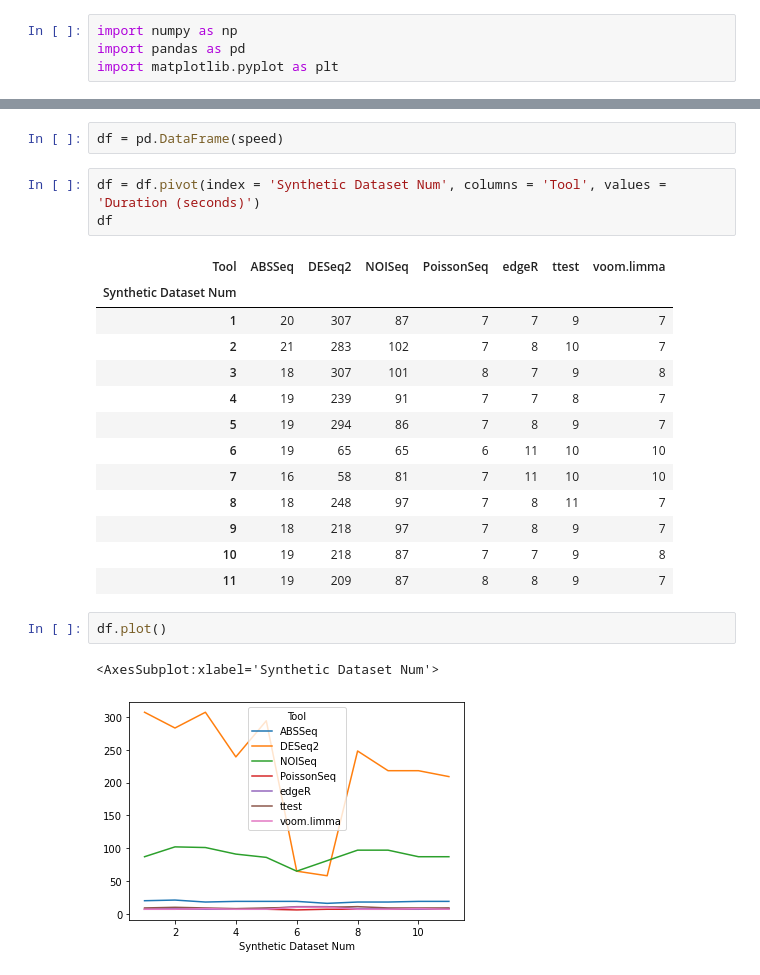
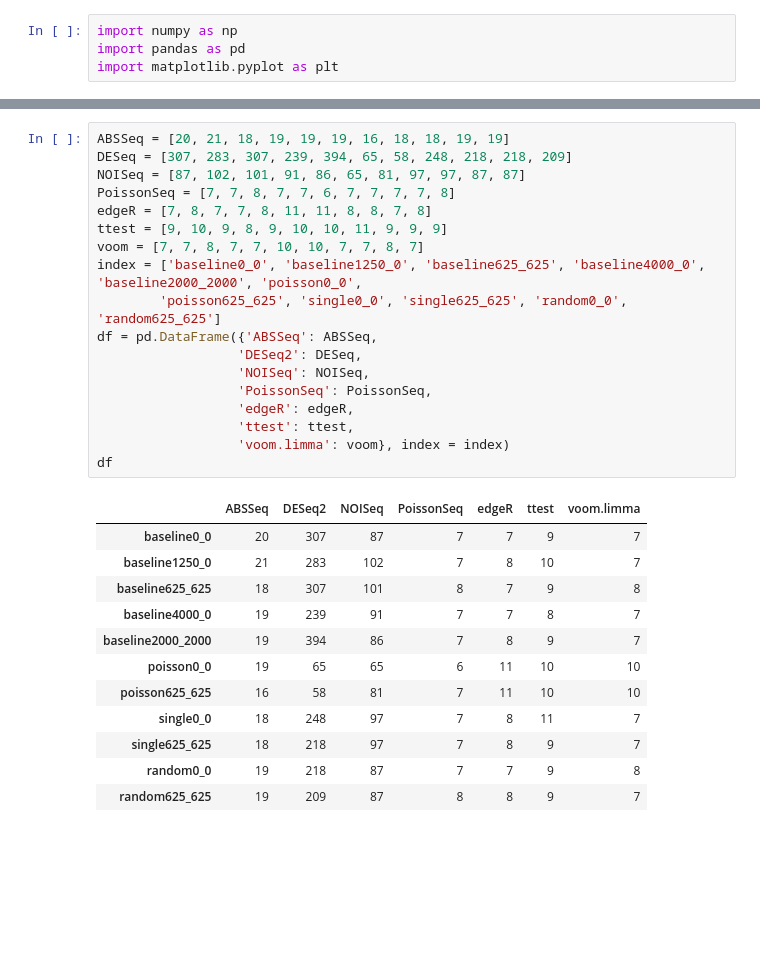
Before and after one commit to JosephBui21/RNASeqToolComparison, a Jupyter notebook: Tool Timings.ipynb, the cells around one changed output, grey strips where cells are left out. Drawn from its saved outputs; the diff is of its cells as text; blank space fills up the shorter version.

```diff
--- a/Tool Timings.ipynb
+++ b/Tool Timings.ipynb
@@ -35,24 +5,31 @@ df
-# %%
-df = pd.DataFrame(speed)
-# %%
-df = df.pivot(index = 'Synthetic Dataset Num', columns = 'Tool', values = 'Duration (seconds)')
-df
-# %% [output]
-| Tool | ABSSeq | DESeq2 | NOISeq | PoissonSeq | edgeR | ttest | voom.limma |
-| Synthetic Dataset Num |  |  |  |  |  |  |  |
-| 1 | 20 | 307 | 87 | 7 | 7 | 9 | 7 |
-| 2 | 21 | 283 | 102 | 7 | 8 | 10 | 7 |
-| 3 | 18 | 307 | 101 | 8 | 7 | 9 | 8 |
-| 4 | 19 | 239 | 91 | 7 | 7 | 8 | 7 |
-| 5 | 19 | 294 | 86 | 7 | 8 | 9 | 7 |
-| 6 | 19 | 65 | 65 | 6 | 11 | 10 | 10 |
-| 7 | 16 | 58 | 81 | 7 | 11 | 10 | 10 |
-| 8 | 18 | 248 | 97 | 7 | 8 | 11 | 7 |
-| 9 | 18 | 218 | 97 | 7 | 8 | 9 | 7 |
-| 10 | 19 | 218 | 87 | 7 | 7 | 9 | 8 |
-| 11 | 19 | 209 | 87 | 8 | 8 | 9 | 7 |
-# %%
-df.plot()
-# %% [output]
-<AxesSubplot:xlabel='Synthetic Dataset Num'>
-[figure, removed]
+# %%
+ABSSeq = [20, 21, 18, 19, 19, 19, 16, 18, 18, 19, 19]
+DESeq = [307, 283, 307, 239, 394, 65, 58, 248, 218, 218, 209]
+NOISeq = [87, 102, 101, 91, 86, 65, 81, 97, 97, 87, 87]
+PoissonSeq = [7, 7, 8, 7, 7, 6, 7, 7, 7, 7, 8]
+edgeR = [7, 8, 7, 7, 8, 11, 11, 8, 8, 7, 8]
+ttest = [9, 10, 9, 8, 9, 10, 10, 11, 9, 9, 9]
+voom = [7, 7, 8, 7, 7, 10, 10, 7, 7, 8, 7]
+index = ['baseline0_0', 'baseline1250_0', 'baseline625_625', 'baseline4000_0', 'baseline2000_2000', 'poisson0_0',
+        'poisson625_625', 'single0_0', 'single625_625', 'random0_0', 'random625_625']
+df = pd.DataFrame({'ABSSeq': ABSSeq,
+                  'DESeq2': DESeq,
+                  'NOISeq': NOISeq,
+                  'PoissonSeq': PoissonSeq,
+                  'edgeR': edgeR,
+                  'ttest': ttest,
+                  'voom.limma': voom}, index = index)
+df
+# %% [output]
+|  | ABSSeq | DESeq2 | NOISeq | PoissonSeq | edgeR | ttest | voom.limma |
+| baseline0_0 | 20 | 307 | 87 | 7 | 7 | 9 | 7 |
+| baseline1250_0 | 21 | 283 | 102 | 7 | 8 | 10 | 7 |
+| baseline625_625 | 18 | 307 | 101 | 8 | 7 | 9 | 8 |
+| baseline4000_0 | 19 | 239 | 91 | 7 | 7 | 8 | 7 |
+| baseline2000_2000 | 19 | 394 | 86 | 7 | 8 | 9 | 7 |
+| poisson0_0 | 19 | 65 | 65 | 6 | 11 | 10 | 10 |
+| poisson625_625 | 16 | 58 | 81 | 7 | 11 | 10 | 10 |
+| single0_0 | 18 | 248 | 97 | 7 | 8 | 11 | 7 |
+| single625_625 | 18 | 218 | 97 | 7 | 8 | 9 | 7 |
+| random0_0 | 19 | 218 | 87 | 7 | 7 | 9 | 8 |
+| random625_625 | 19 | 209 | 87 | 8 | 8 | 9 | 7 |
```
Also changed, not shown: parts of 2 cells of this notebook.
